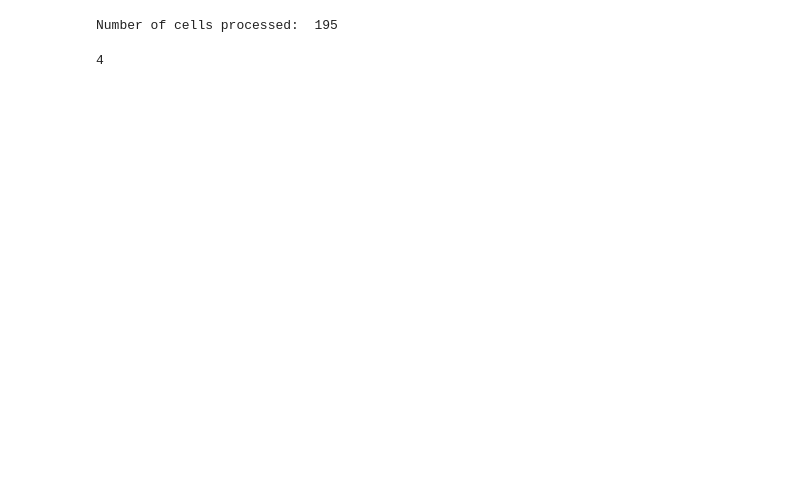
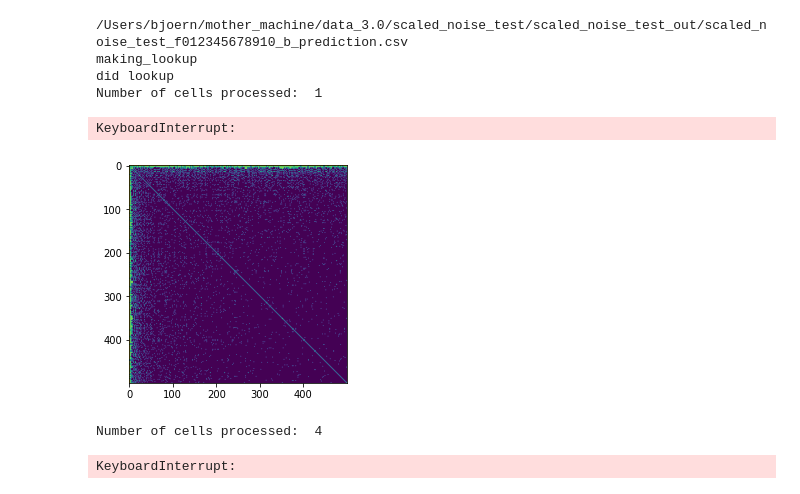
Before and after one commit to bjks/gfp_gaussian_process, a Jupyter notebook: python_src/auto_correlation_tree.ipynb, the cells around one changed output. Drawn from its saved outputs; the diff is of its cells as text; code cells hidden in the pictures; blank space fills up the shorter version.

Commit message:
scaled noise model added

```diff
--- a/python_src/auto_correlation_tree.ipynb
+++ b/python_src/auto_correlation_tree.ipynb
@@ -242,5 +304,4 @@ class Correlation:
 # %%
-
 def files2correlation_function(joint_file, prediction_file, dts, tol):
     """reads joint_file and prediction_file as input and calculates the correlation function
 
@@ -248,7 +309,7 @@ def files2correlation_function(joint_file, prediction_file, dts, tol):
         joint_file (str): [description]
         prediction_file (str): [description]
         dts (np.array()): dt values over which the correlatio will be calculated
-        tol (double): tolerance of dt, i.e. joint posterior with dt' will be used for C(dt) id |dt'-dt|<dt,
+        tol (double): tolerance of dt, i.e. joint posterior with dt' will be used for C(dt) if |dt'-dt|<dt;
                         should be much smaller that any increment of dts
 
     Returns:
@@ -262,23 +323,36 @@ def files2correlation_function(joint_file, prediction_file, dts, tol):
     count_cells = 0
     skip = True
 
+    cell_ids = []
+    parent_ids = []
 
     ### read the prediction_file to get statistics for C(dt=0) ###
     with open(prediction_file,'r') as fin:
         for _, line in enumerate(fin):
             if not skip:
                 line_splitted = line.strip('\n').split(',')
+
+                cell_id = line_splitted[0]
                 joint = Gaussian(np.array(line_splitted[5:]),n=4)
-                # in case 0 is not the dt this is needed:
-                idx = np.argwhere(np.isclose(dts, 0, atol=tol))
+
+                idx = np.argwhere(np.isclose(dts, 0, atol=tol)) # in case 0 is not the dt this is needed
                 if len(idx)>0:
                     correlations[idx[0,0]].add(joint)
+
+                if cell_id != last_cell:
+                    cell_ids.append(cell_id)
+                    parent_ids.append( line_splitted[1])
+
+                last_cell = cell_id
 
             if line.startswith('cell_id'):
                 skip = False
 
+    cell_lineage_lookup_table = plt.imshow(cell_lineage_lookup(cell_ids, parent_ids))
+
     time_points = []
 
+    last_cell = ""
     skip = True
     ### read the joint_file to get statistics for C(dt>0)  ###
     with open(joint_file,'r') as fin:
@@ -290,10 +364,16 @@ def files2correlation_function(joint_file, prediction_file, dts, tol):
                 chunks =  np.reshape(line_splitted[3:], (-1,len_gaussian))
                 joints_vecs = [Gaussian(c) if c[0]!='' else None for c in chunks]
                 for j, joint in enumerate(joints_vecs):
+                    time_plus_dt = time_points[j]
                     if joint!=None:
-                        idx = np.argwhere(np.isclose(dts, time_points[j] - time, atol=tol))
+                        idx = np.argwhere(np.isclose(dts, time_plus_dt - time, atol=tol))
                         if len(idx)>0:
                             correlations[idx[0,0]].add(joint)
+                    else:
+                        if cell_lineage_lookup_table.loc[cell_id, cell_ids[j]]:
+                            pass
+                        else:
+                            pass
 
                 if cell_id != last_cell:
                     print("\rNumber of cells processed: ", count_cells, end='')
@@ -318,20 +496,36 @@ def files2correlation_function(joint_file, prediction_file, dts, tol):
+# %%
+joint_filenames =['/Users/bjoern/mother_machine/data_3.0/scaled_noise_test/scaled_noise_test_out/scaled_noise_test_f012345678910_b_joints.csv',
+                  '/Users/bjoern/mother_machine/data_3.0/scaled_noise_test/scaled_noise_test_out_naive/scaled_noise_test_f012345678910_b_joints.csv']
+
+corrs = []
+dts=[3., 3.]
+
+for jf, dt in zip(joint_filenames, dts):
+    pf = jf.replace("joints", "prediction")
+    print(pf)
+    corr = files2correlation_function(jf, pf, np.arange(0, 500, dt), 0.3)
+    corrs.append(corr)
+
+    tree_correlation_plot(corr, "l(t+dt)", "l(t)", plot_file=plot_file, title=data_set, param_dict=read_final_params(filename))
+    tree_correlation_plot(corr, "q(t+dt)", "q(t)", plot_file=plot_file, title=data_set, param_dict=read_final_params(filename))
+# %% [output]
+/Users/bjoern/mother_machine/data_3.0/scaled_noise_test/scaled_noise_test_out/scaled_noise_test_f012345678910_b_prediction.csv
+making_lookup
+did lookup
+Number of cells processed:  1
+KeyboardInterrupt:
+[figure, added]
 # %%
-joint_filenames =['/Users/bjoern/mother_machine/experimental_data/data_dany_20220111/acetate_hi1_f01234578910_b_joints.csv',
-            '/Users/bjoern/mother_machine/experimental_data/data_dany_20220111/acetate_hi3_f01234578910_b_joints.csv',
-            '/Users/bjoern/mother_machine/experimental_data/data_dany_20220111/acetate_med2_f01234578910_b_joints.csv',
-            '/Users/bjoern/mother_machine/experimental_data/data_dany_20220111/acetate_med3_filtered_f01234578910_b_joints.csv']
+joint_filenames =['/Users/bjoern/mother_machine/data_3.0/ac_single_lineage_n500_sizer/ac_single_lineage_n500_sizer_0/ac_single_lineage_n500_sizer_0_out/ac_single_lineage_n500_sizer_0_f012345678910_b_joints.csv']
 
 
 corrs = []
-dts=[18.75,18.75, 18.75, 18.75]
+dts=[3, 3, 3, 3]
 
 for jf, dt in zip(joint_filenames, dts):
     pf = jf.replace("joints", "prediction")
     corr = files2correlation_function(jf, pf, np.arange(0, 500, dt), 0.3)
     corrs.append(corr)
 # %% [output]
-Number of cells processed:  195
+Number of cells processed:  4
+KeyboardInterrupt:
-# %%
-len(corrs)
-# %% [output]
-4
```
Also changed, not shown: parts of 9 cells of this notebook, 6 other files.
